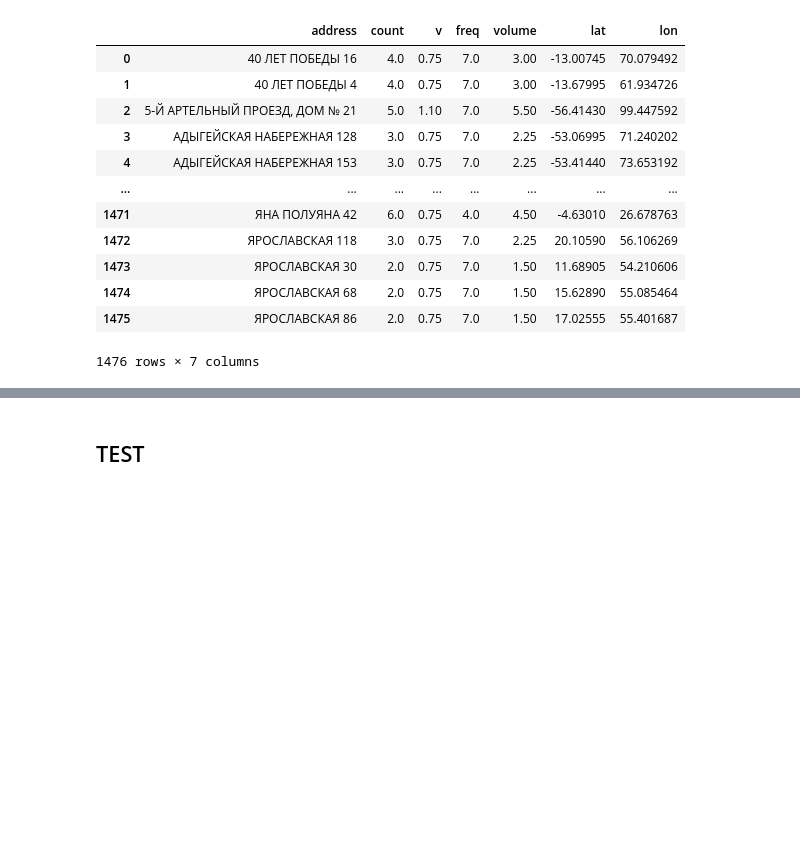
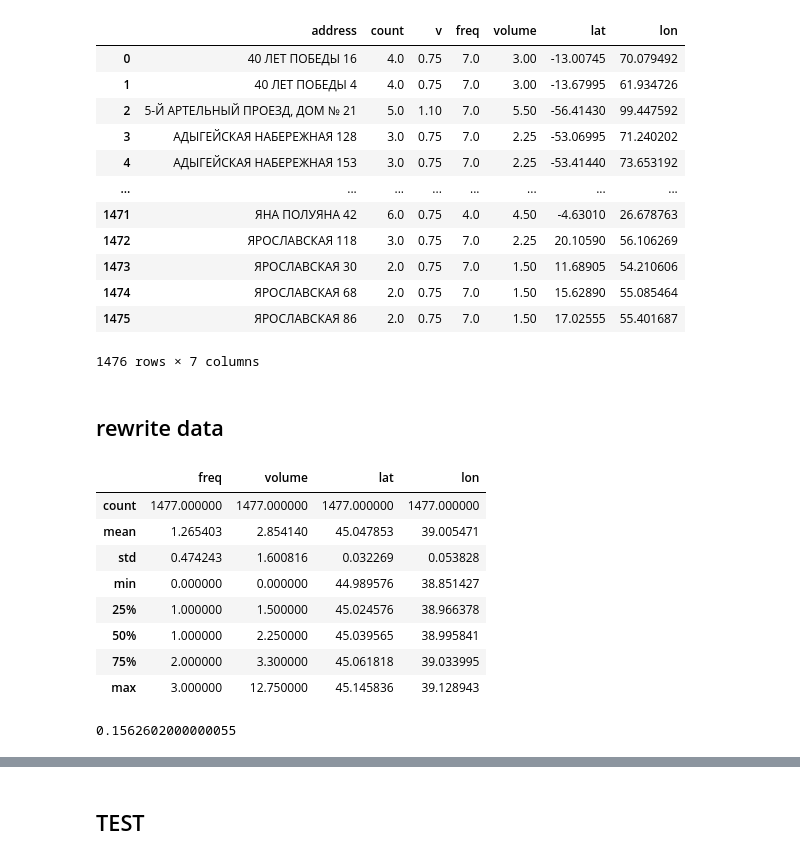
Before and after one commit to EvgenyOleshkevich/transopt_routing, a Jupyter notebook: NIER/NIR_balanced_weight2.ipynb, the cells around one changed output, grey strips where cells are left out. Cells and saved outputs as stored; diff of their text form; code cells hidden in the pictures; blank space fills up the shorter version.

```diff
--- a/NIER/NIR_balanced_weight2.ipynb
+++ b/NIER/NIR_balanced_weight2.ipynb
@@ -355,3 +355,18 @@ df
 1476 rows × 7 columns
 # %%
 df.drop(['address', 'count', 'v'], axis=1).to_csv('cpp_data.csv', index = False, sep = ' ')
+# %% [markdown]
+## rewrite data
+# %%
+df = pd.read_csv('file_data3.csv', sep = ' ')
+df.describe()
+# %% [output]
+|  | freq | volume | lat | lon |
+| count | 1477.000000 | 1477.000000 | 1477.000000 | 1477.000000 |
+| mean | 1.265403 | 2.854140 | 45.047853 | 39.005471 |
+| std | 0.474243 | 1.600816 | 0.032269 | 0.053828 |
+| min | 0.000000 | 0.000000 | 44.989576 | 38.851427 |
+| 25% | 1.000000 | 1.500000 | 45.024576 | 38.966378 |
+| 50% | 1.000000 | 2.250000 | 45.039565 | 38.995841 |
+| 75% | 2.000000 | 3.300000 | 45.061818 | 39.033995 |
+| max | 3.000000 | 12.750000 | 45.145836 | 39.128943 |
@@ -357,0 +378,5 @@ df.drop(['address', 'count', 'v'], axis=1).to_csv('cpp_data.csv', index = False,
+# %%
+lat_len = describe['lat']['max'] - describe['lat']['min']
+df['lat'] *= 100/lat_len
+# %% [output]
+0.1562602000000055
```
Also changed, not shown: parts of 12 cells of this notebook, 6 other files.
